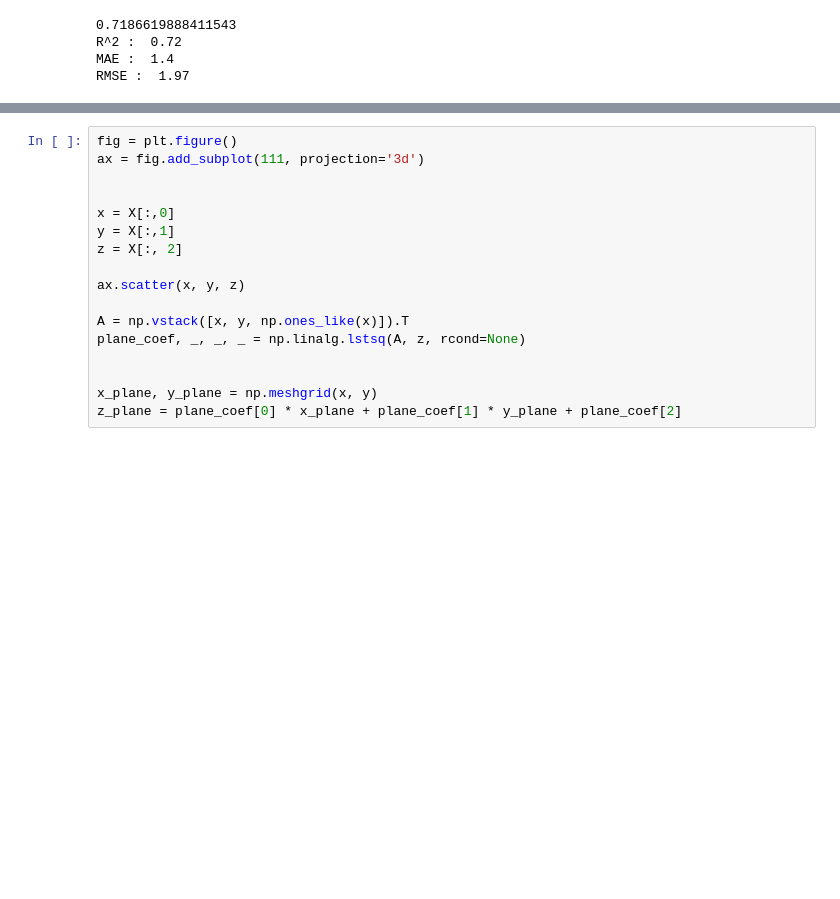
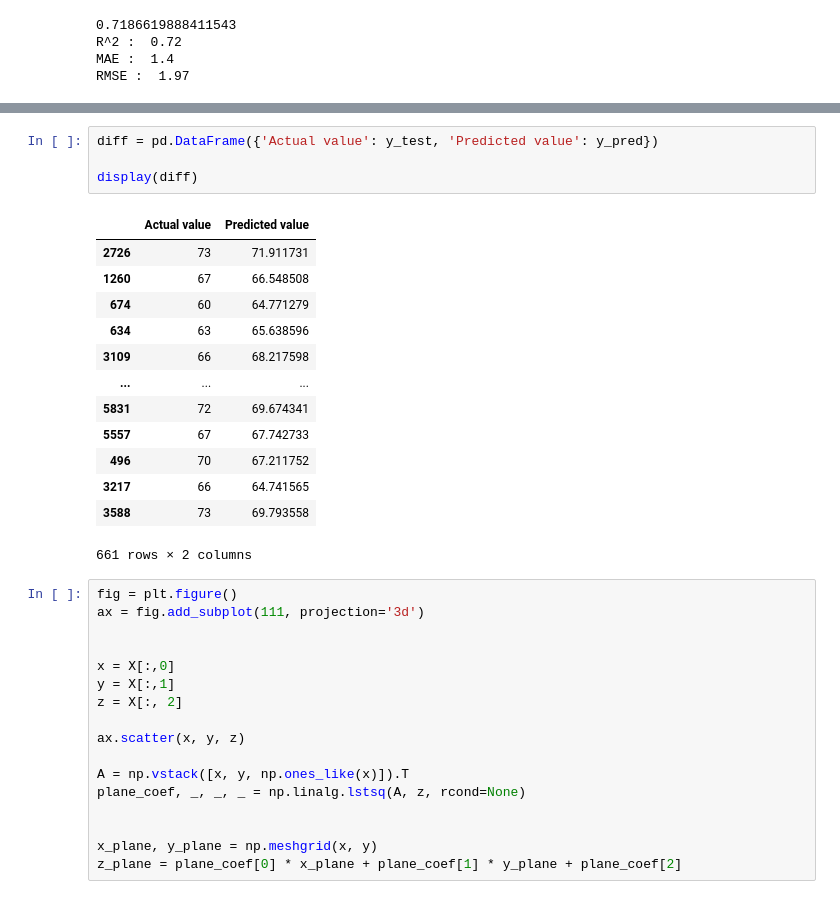
Before and after one commit to jeunessesept/student_performance, a Jupyter notebook: EDA/student_performances.ipynb, the cells around one changed output, grey strips where cells are left out. Saved outputs shown, nothing was run; the diff lists cells and outputs as text; blank space fills up the shorter version.

```diff
--- a/EDA/student_performances.ipynb
+++ b/EDA/student_performances.ipynb
@@ -295,3 +290,21 @@ RMSE :  1.97
+# %%
+diff = pd.DataFrame({'Actual value': y_test, 'Predicted value': y_pred})
+
+display(diff)
+# %% [output]
+|  | Actual value | Predicted value |
+| 2726 | 73 | 71.911731 |
+| 1260 | 67 | 66.548508 |
+| 674 | 60 | 64.771279 |
+| 634 | 63 | 65.638596 |
+| 3109 | 66 | 68.217598 |
+| ... | ... | ... |
+| 5831 | 72 | 69.674341 |
+| 5557 | 67 | 67.742733 |
+| 496 | 70 | 67.211752 |
+| 3217 | 66 | 64.741565 |
+| 3588 | 73 | 69.793558 |
+661 rows × 2 columns
 # %%
 fig = plt.figure()
 ax = fig.add_subplot(111, projection='3d')
```
Also changed, not shown: parts of 1 cell of this notebook.
